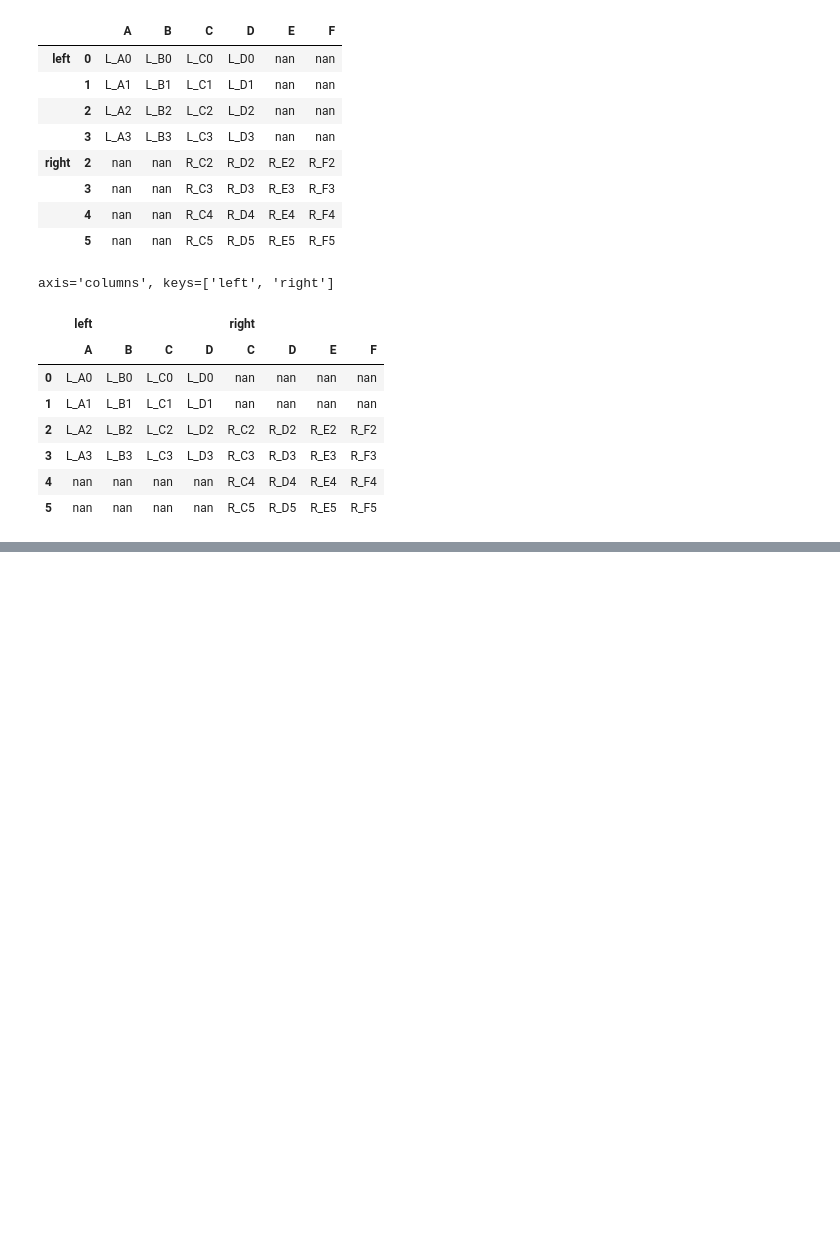
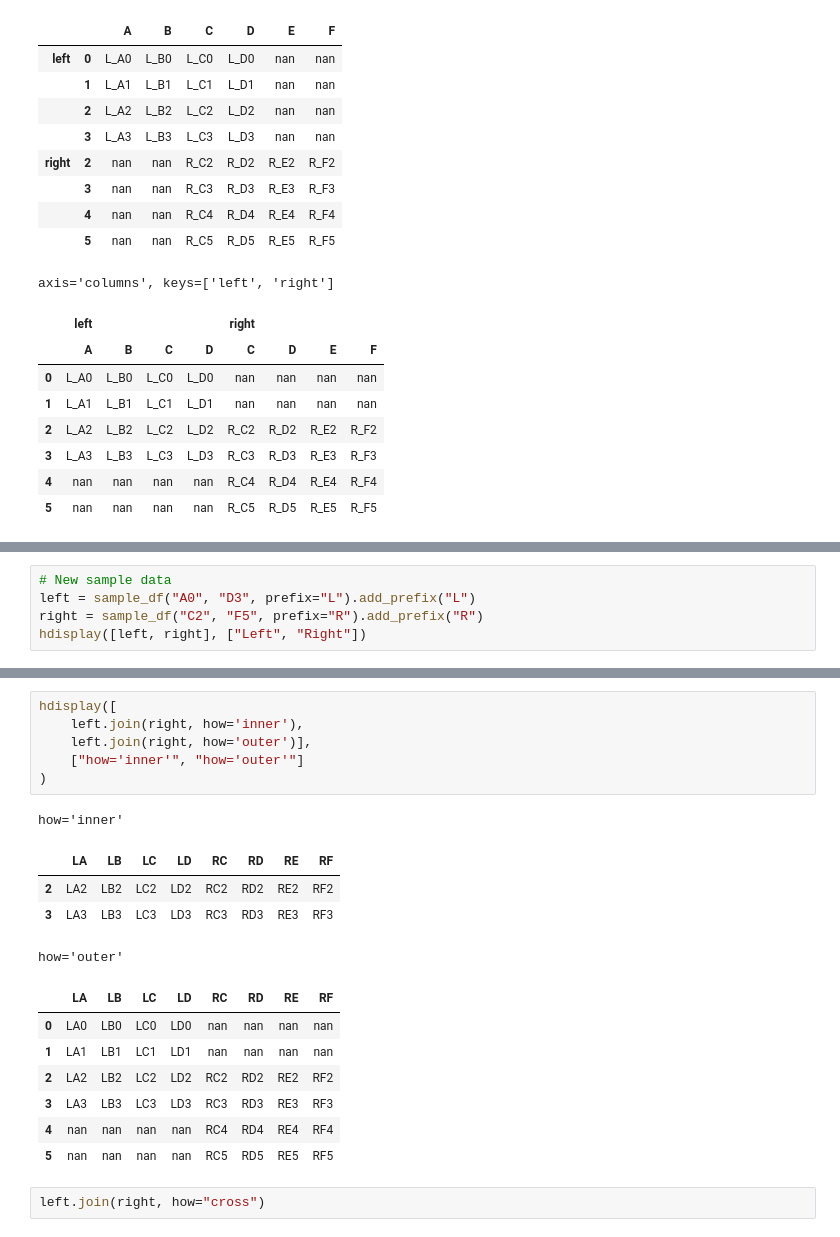
Before and after one commit to everyloop/Databehandling-AI23, a Jupyter notebook: Code-Alongs/L015_Combining_datasets.ipynb, the cells around one changed output, grey strips where cells are left out. Cells and saved outputs as stored; diff of their text form; blank space fills up the shorter version.

```diff
--- a/Code-Alongs/L015_Combining_datasets.ipynb
+++ b/Code-Alongs/L015_Combining_datasets.ipynb
@@ -164,0 +181,5 @@ axis='columns', keys=['left', 'right']
+# %%
+# New sample data
+left = sample_df("A0", "D3", prefix="L").add_prefix("L")
+right = sample_df("C2", "F5", prefix="R").add_prefix("R")
+hdisplay([left, right], ["Left", "Right"])
@@ -164,0 +218,21 @@ axis='columns', keys=['left', 'right']
+# %%
+hdisplay([
+    left.join(right, how='inner'),
+    left.join(right, how='outer')],
+    ["how='inner'", "how='outer'"]
+)
+# %% [output]
+how='inner'
+|  | LA | LB | LC | LD | RC | RD | RE | RF |
+| 2 | LA2 | LB2 | LC2 | LD2 | RC2 | RD2 | RE2 | RF2 |
+| 3 | LA3 | LB3 | LC3 | LD3 | RC3 | RD3 | RE3 | RF3 |
+how='outer'
+|  | LA | LB | LC | LD | RC | RD | RE | RF |
+| 0 | LA0 | LB0 | LC0 | LD0 | nan | nan | nan | nan |
+| 1 | LA1 | LB1 | LC1 | LD1 | nan | nan | nan | nan |
+| 2 | LA2 | LB2 | LC2 | LD2 | RC2 | RD2 | RE2 | RF2 |
+| 3 | LA3 | LB3 | LC3 | LD3 | RC3 | RD3 | RE3 | RF3 |
+| 4 | nan | nan | nan | nan | RC4 | RD4 | RE4 | RF4 |
+| 5 | nan | nan | nan | nan | RC5 | RD5 | RE5 | RF5 |
+# %%
+left.join(right, how="cross")
```
Also changed, not shown: parts of 9 cells of this notebook, 1 other file.
